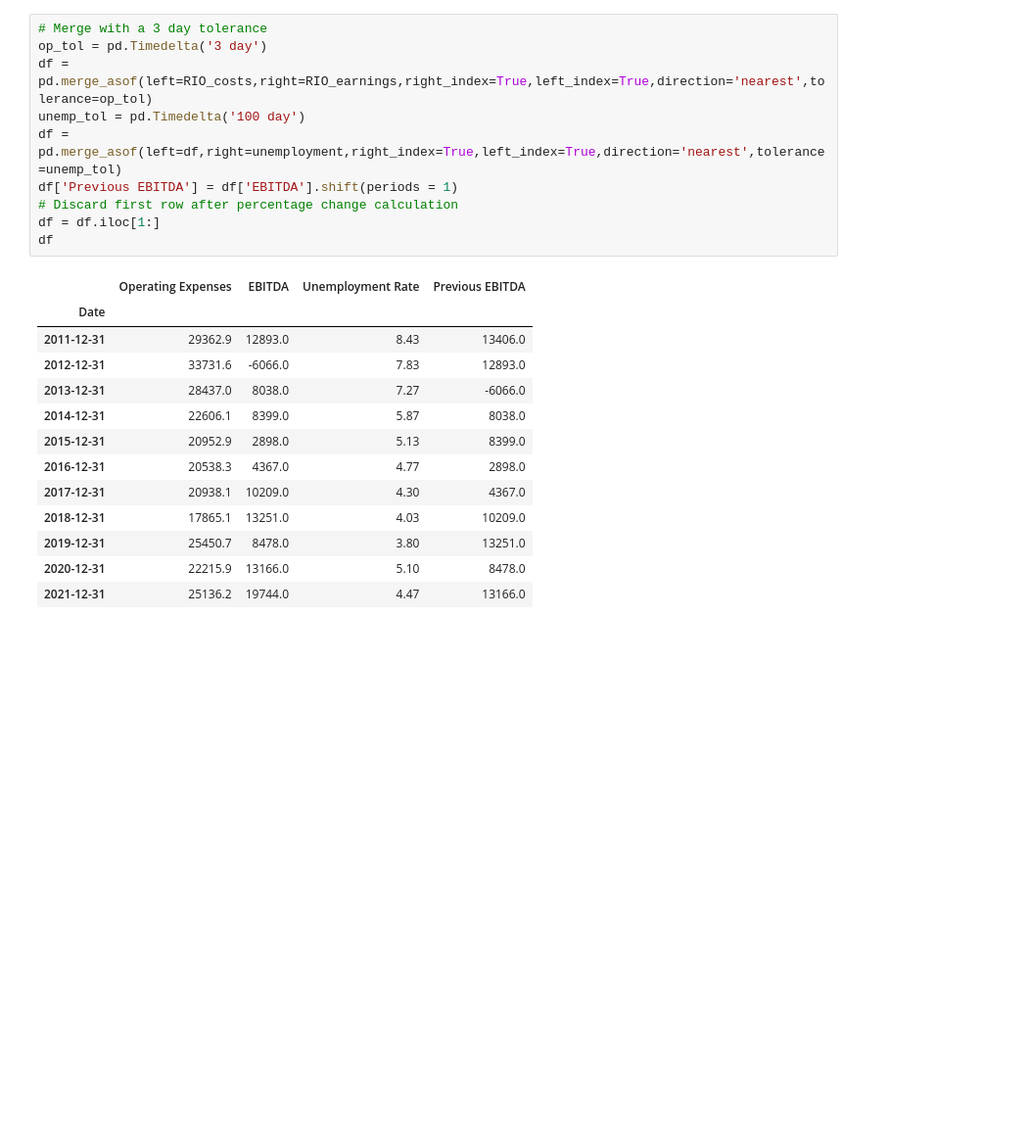
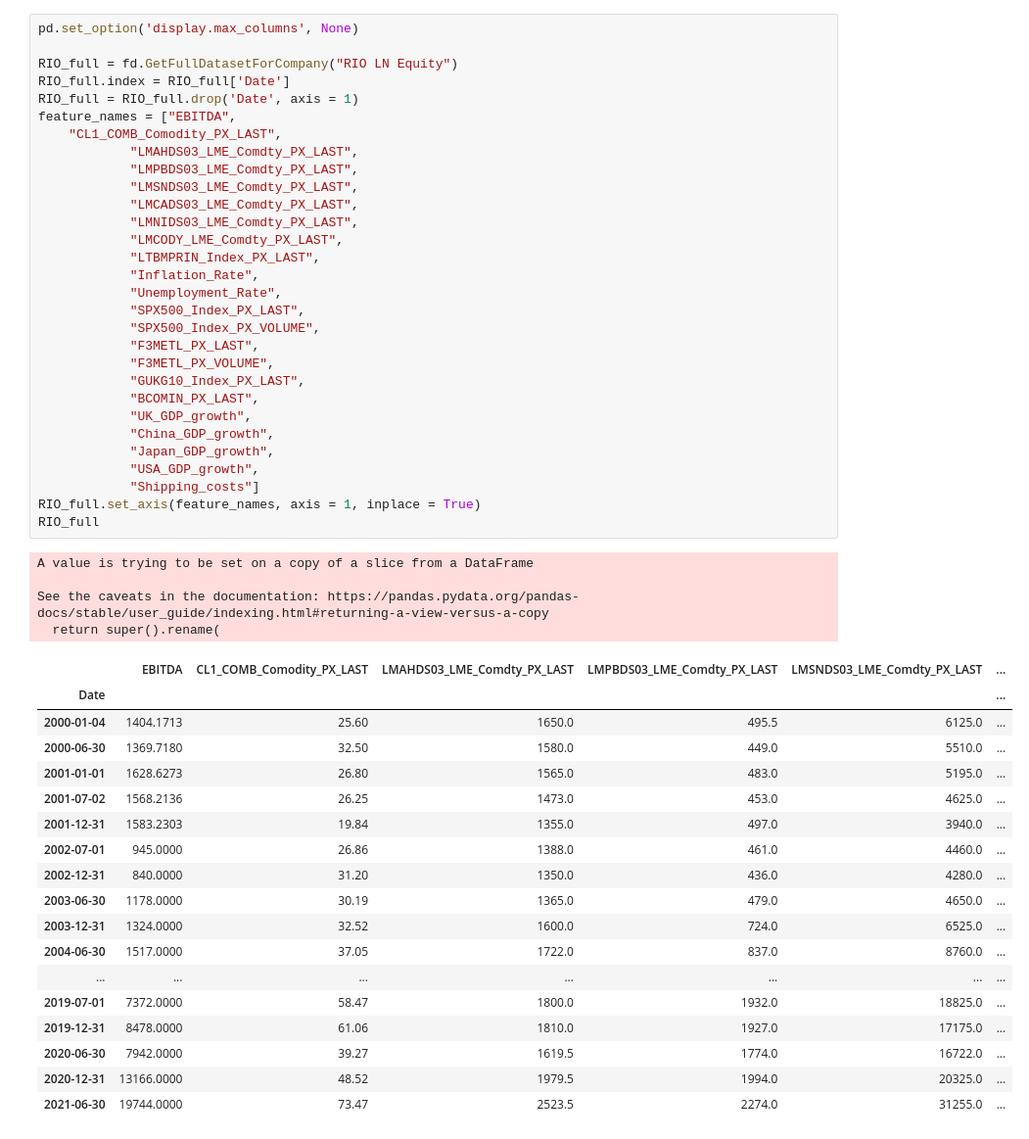
Before and after one commit to ADSMining/Mining, a Jupyter notebook: Notebooks/Modelling_notebooks/HMM.ipynb, the cells around one changed output. Shown at 98% size. Cells and saved outputs as stored; diff of their text form; blank space fills up the shorter version.

```diff
--- a/Notebooks/Modelling_notebooks/HMM.ipynb
+++ b/Notebooks/Modelling_notebooks/HMM.ipynb
@@ -48,24 +15,53 @@ unemployment
-# %%
-# Merge with a 3 day tolerance
-op_tol = pd.Timedelta('3 day')
-df = pd.merge_asof(left=RIO_costs,right=RIO_earnings,right_index=True,left_index=True,direction='nearest',tolerance=op_tol)
-unemp_tol = pd.Timedelta('100 day')
-df = pd.merge_asof(left=df,right=unemployment,right_index=True,left_index=True,direction='nearest',tolerance=unemp_tol)
-df['Previous EBITDA'] = df['EBITDA'].shift(periods = 1)
-# Discard first row after percentage change calculation
-df = df.iloc[1:]
-df
-# %% [output]
-|  | Operating Expenses | EBITDA | Unemployment Rate | Previous EBITDA |
-| Date |  |  |  |  |
-| 2011-12-31 | 29362.9 | 12893.0 | 8.43 | 13406.0 |
-| 2012-12-31 | 33731.6 | -6066.0 | 7.83 | 12893.0 |
-| 2013-12-31 | 28437.0 | 8038.0 | 7.27 | -6066.0 |
-| 2014-12-31 | 22606.1 | 8399.0 | 5.87 | 8038.0 |
-| 2015-12-31 | 20952.9 | 2898.0 | 5.13 | 8399.0 |
-| 2016-12-31 | 20538.3 | 4367.0 | 4.77 | 2898.0 |
-| 2017-12-31 | 20938.1 | 10209.0 | 4.30 | 4367.0 |
-| 2018-12-31 | 17865.1 | 13251.0 | 4.03 | 10209.0 |
-| 2019-12-31 | 25450.7 | 8478.0 | 3.80 | 13251.0 |
-| 2020-12-31 | 22215.9 | 13166.0 | 5.10 | 8478.0 |
-| 2021-12-31 | 25136.2 | 19744.0 | 4.47 | 13166.0 |
+# %%
+pd.set_option('display.max_columns', None)
+
+RIO_full = fd.GetFullDatasetForCompany("RIO LN Equity")
+RIO_full.index = RIO_full['Date']
+RIO_full = RIO_full.drop('Date', axis = 1)
+feature_names = ["EBITDA",
+    "CL1_COMB_Comodity_PX_LAST",
+            "LMAHDS03_LME_Comdty_PX_LAST",
+            "LMPBDS03_LME_Comdty_PX_LAST",
+            "LMSNDS03_LME_Comdty_PX_LAST",
+            "LMCADS03_LME_Comdty_PX_LAST",
+            "LMNIDS03_LME_Comdty_PX_LAST",
+            "LMCODY_LME_Comdty_PX_LAST",
+            "LTBMPRIN_Index_PX_LAST",
+            "Inflation_Rate",
+            "Unemployment_Rate",
+            "SPX500_Index_PX_LAST",
+            "SPX500_Index_PX_VOLUME",
+            "F3METL_PX_LAST",
+            "F3METL_PX_VOLUME",
+            "GUKG10_Index_PX_LAST",
+            "BCOMIN_PX_LAST",
+            "UK_GDP_growth",
+            "China_GDP_growth",
+            "Japan_GDP_growth",
+            "USA_GDP_growth",
+            "Shipping_costs"]
+RIO_full.set_axis(feature_names, axis = 1, inplace = True)
+RIO_full
+# %% [output]
+A value is trying to be set on a copy of a slice from a DataFrame
+
+See the caveats in the documentation: https://pandas.pydata.org/pandas-docs/stable/user_guide/indexing.html#returning-a-view-versus-a-copy
+  return super().rename(
+|  | EBITDA | CL1_COMB_Comodity_PX_LAST | LMAHDS03_LME_Comdty_PX_LAST | LMPBDS03_LME_Comdty_PX_LAST | LMSNDS03_LME_Comdty_PX_LAST | ... |
+| Date |  |  |  |  |  | ... |
+| 2000-01-04 | 1404.1713 | 25.60 | 1650.0 | 495.5 | 6125.0 | ... |
+| 2000-06-30 | 1369.7180 | 32.50 | 1580.0 | 449.0 | 5510.0 | ... |
+| 2001-01-01 | 1628.6273 | 26.80 | 1565.0 | 483.0 | 5195.0 | ... |
+| 2001-07-02 | 1568.2136 | 26.25 | 1473.0 | 453.0 | 4625.0 | ... |
+| 2001-12-31 | 1583.2303 | 19.84 | 1355.0 | 497.0 | 3940.0 | ... |
+| 2002-07-01 | 945.0000 | 26.86 | 1388.0 | 461.0 | 4460.0 | ... |
+| 2002-12-31 | 840.0000 | 31.20 | 1350.0 | 436.0 | 4280.0 | ... |
+| 2003-06-30 | 1178.0000 | 30.19 | 1365.0 | 479.0 | 4650.0 | ... |
+| 2003-12-31 | 1324.0000 | 32.52 | 1600.0 | 724.0 | 6525.0 | ... |
+| 2004-06-30 | 1517.0000 | 37.05 | 1722.0 | 837.0 | 8760.0 | ... |
+| ... | ... | ... | ... | ... | ... | ... |
+| 2019-07-01 | 7372.0000 | 58.47 | 1800.0 | 1932.0 | 18825.0 | ... |
+| 2019-12-31 | 8478.0000 | 61.06 | 1810.0 | 1927.0 | 17175.0 | ... |
+| 2020-06-30 | 7942.0000 | 39.27 | 1619.5 | 1774.0 | 16722.0 | ... |
+| 2020-12-31 | 13166.0000 | 48.52 | 1979.5 | 1994.0 | 20325.0 | ... |
+| 2021-06-30 | 19744.0000 | 73.47 | 2523.5 | 2274.0 | 31255.0 | ... |
```
Also changed, not shown: parts of 5 cells of this notebook.
